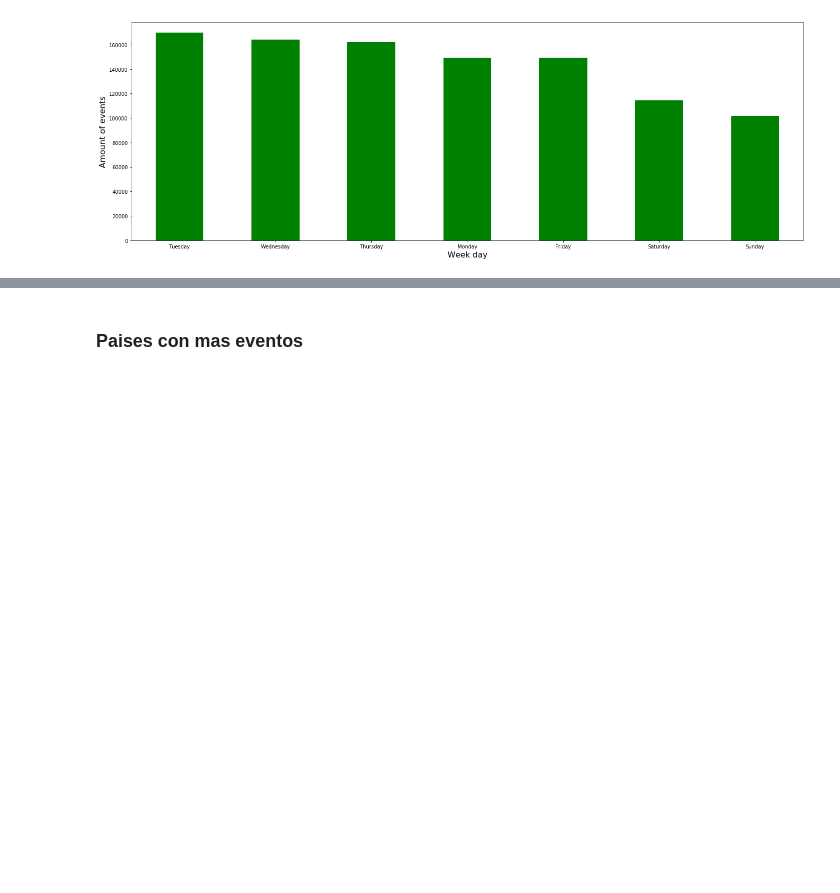
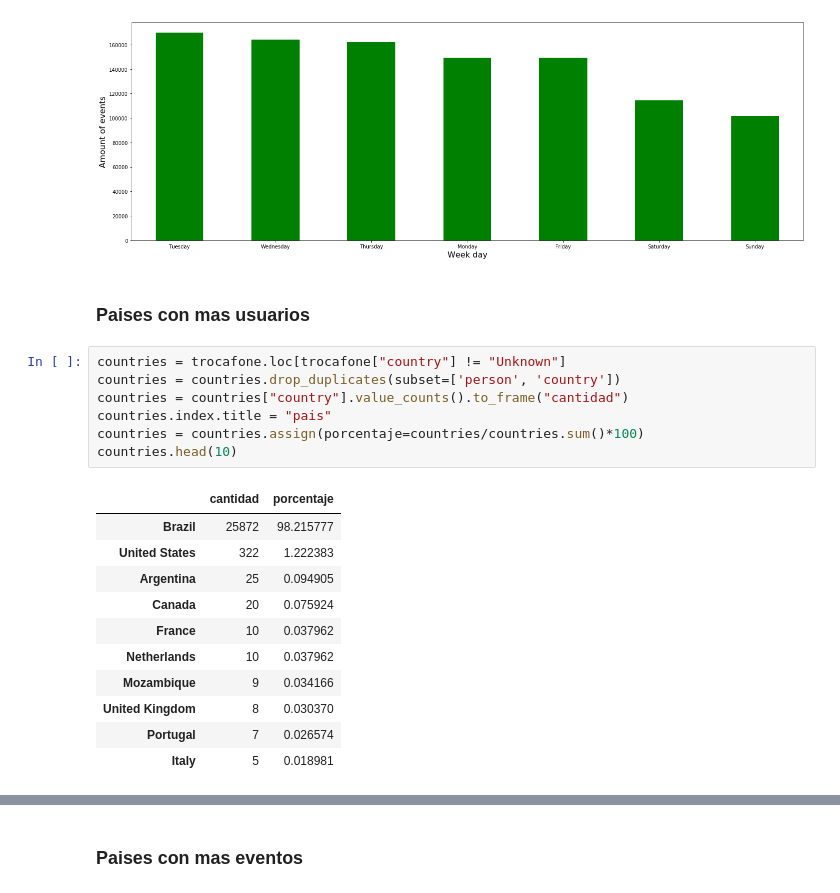
Before and after one commit to emabrea/7506-DATOS-TP1, a Jupyter notebook: Analisis Exploratorio.ipynb, the cells around one changed output, grey strips where cells are left out. Cells and saved outputs as stored; diff of their text form; blank space fills up the shorter version.

```diff
--- a/Analisis Exploratorio.ipynb
+++ b/Analisis Exploratorio.ipynb
@@ -217,3 +251,24 @@ plt.ylabel('Amount of events',fontsize=16)
 # %% [output]
 Text(0,0.5,'Amount of events')
 [figure]
+# %% [markdown]
+### Paises con mas usuarios
+# %%
+countries = trocafone.loc[trocafone["country"] != "Unknown"]
+countries = countries.drop_duplicates(subset=['person', 'country'])
+countries = countries["country"].value_counts().to_frame("cantidad")
+countries.index.title = "pais"
+countries = countries.assign(porcentaje=countries/countries.sum()*100)
+countries.head(10)
+# %% [output]
+|  | cantidad | porcentaje |
+| Brazil | 25872 | 98.215777 |
+| United States | 322 | 1.222383 |
+| Argentina | 25 | 0.094905 |
+| Canada | 20 | 0.075924 |
+| France | 10 | 0.037962 |
+| Netherlands | 10 | 0.037962 |
+| Mozambique | 9 | 0.034166 |
+| United Kingdom | 8 | 0.030370 |
+| Portugal | 7 | 0.026574 |
+| Italy | 5 | 0.018981 |
```
Also changed, not shown: parts of 11 cells of this notebook.
